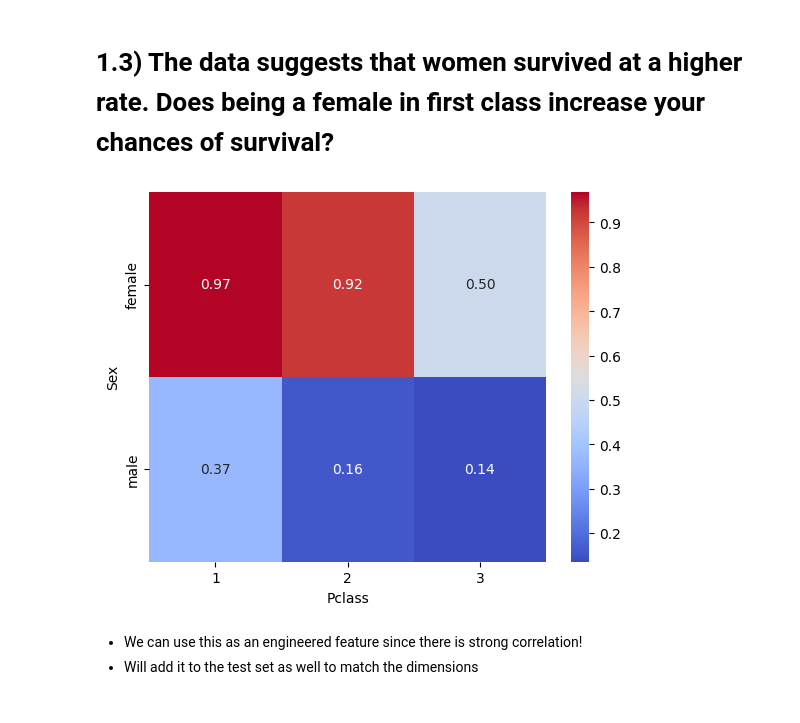
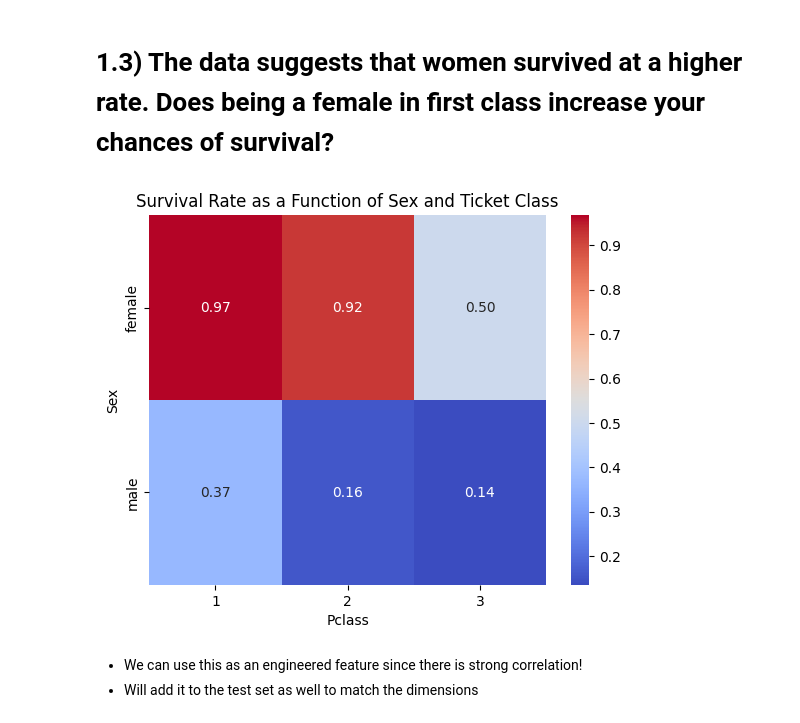
Before and after one commit to omarxz/data_science_projects, a Jupyter notebook: pandas_tensorFlow_scikit-learn/1_titanic/random_forest_approach.ipynb, the cells around one changed output. Drawn from its saved outputs; the diff is of its cells as text; code cells hidden in the pictures.

```diff
--- a/pandas_tensorFlow_scikit-learn/1_titanic/random_forest_approach.ipynb
+++ b/pandas_tensorFlow_scikit-learn/1_titanic/random_forest_approach.ipynb
@@ -203,9 +212,10 @@ The `ci` parameter is deprecated. Use `errorbar=('ci', 68)` for the same effect.
 # %%
 pivot_table = pd.pivot_table(train_data, values='Survived', index='Sex', columns='Pclass', aggfunc='mean')
 sns.heatmap(pivot_table, annot=True, cmap='coolwarm', fmt='.2f', cbar=True);
-fig.savefig('titanic_survived_heatmap_sex_class.pdf')
+plt.title('Survival Rate as a Function of Sex and Ticket Class')
+#plt.savefig('titanic_survived_heatmap_sex_class.pdf')
 # %% [output]
-[figure, old version]
+[figure, new version]
 # %% [markdown]
 - We can use this as an engineered feature since there is strong correlation!
 - Will add it to the test set as well to match the dimensions
```
Also changed, not shown: parts of 25 cells of this notebook, 7 other files.
